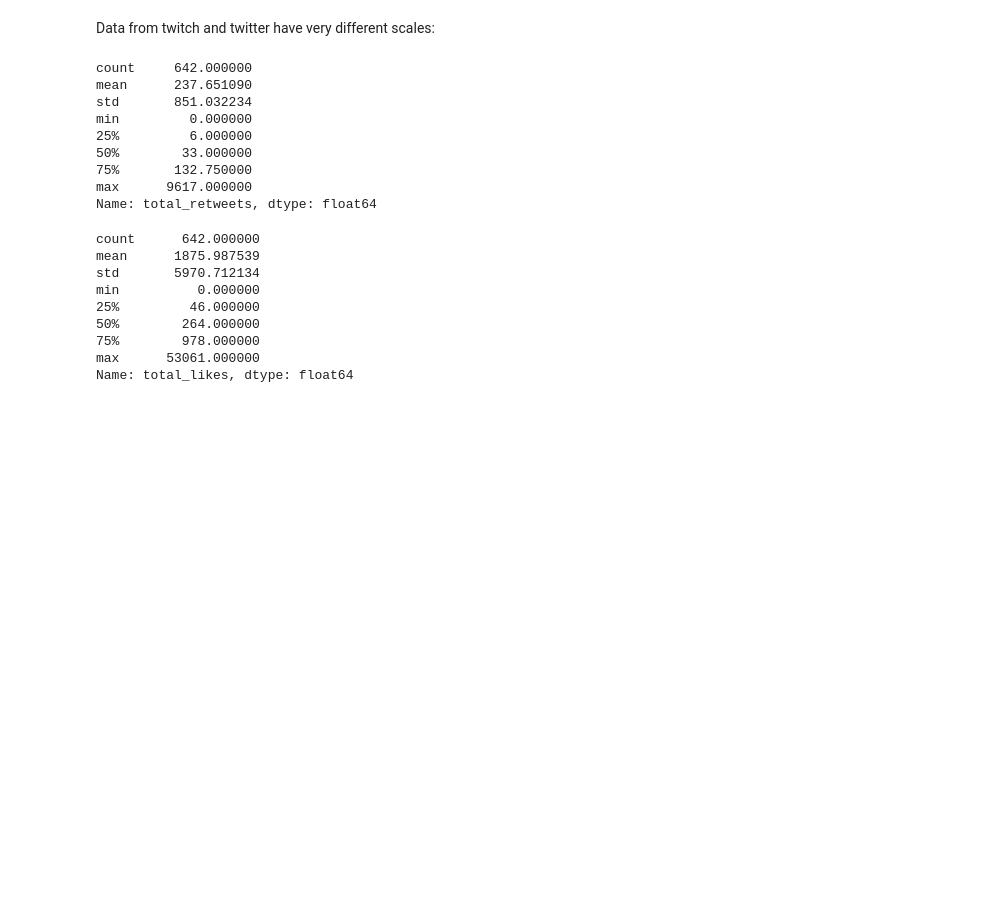
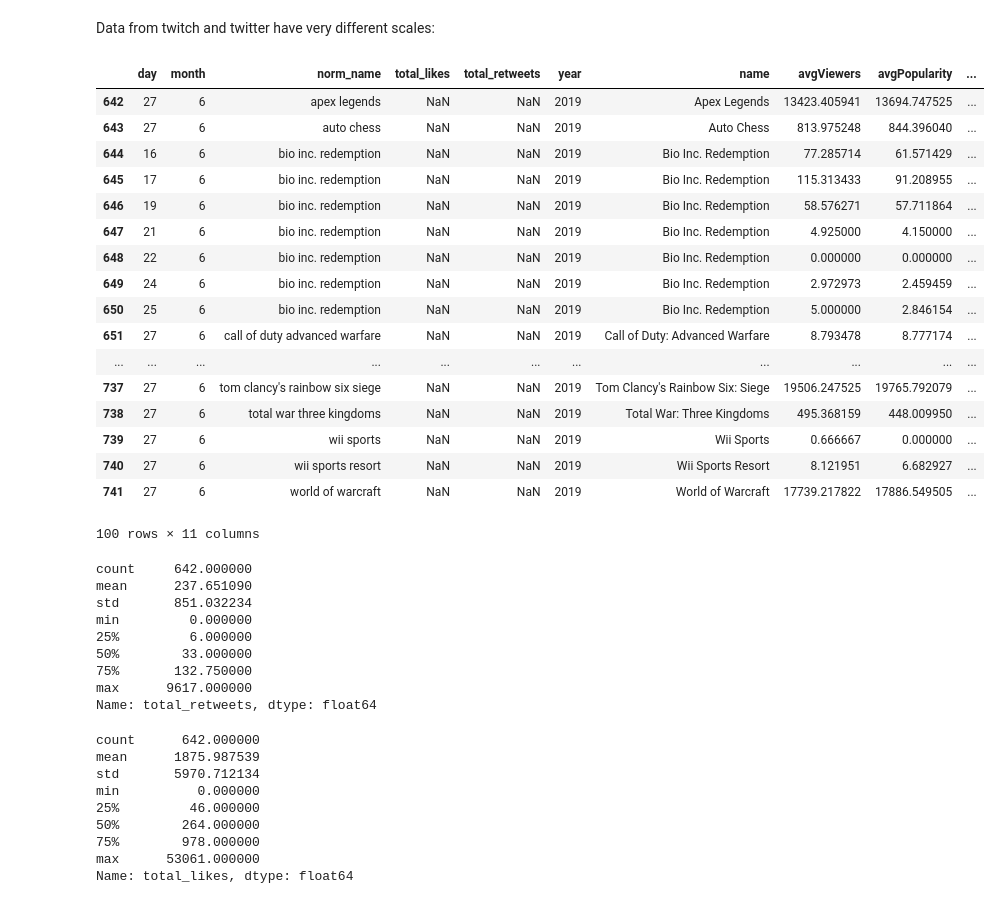
Before and after one commit to hechmik/videogames_buzz, a Jupyter notebook: notebooks/mongo_queries.ipynb, the cells around one changed output. Drawn from its saved outputs; the diff is of its cells as text; code cells hidden in the pictures; blank space fills up the shorter version.

```diff
--- a/notebooks/mongo_queries.ipynb
+++ b/notebooks/mongo_queries.ipynb
@@ -724,7 +724,7 @@ twitch_stats_df.year = twitch_stats_df.year.astype(int)
 combined_stats = pd.merge(tweet_stats_df, twitch_stats_df, on = ['norm_name', 'day', 'month', 'year'], how="outer")
 
 # replace some twitch missing values with 0: if the value is missing, the game was not streamed
-combined_stats[['avgViewers', 'avgPopularity', 'avgChannels']] = combined_stats[['avgViewers', 'avgPopularity', 'avgChannels']].fillna(0)
+combined_stats[['total_retweets', 'total_likes','avgViewers', 'avgPopularity', 'avgChannels']] = combined_stats[['total_retweets', 'total_likes','avgViewers', 'avgPopularity', 'avgChannels']].fillna(0)
 
 combined_stats.head()
 # %% [output]
@@ -750,6 +750,27 @@ combined_stats.head()
 | 4 | 13 | 6 | playerunknown's battlegrounds | 20.0 | 4.0 | 2019 | PLAYERUNKNOWN'S BATTLEGROUNDS | 40519.429066 | 40224.128028 | ... |
 # %% [markdown]
 Data from twitch and twitter have very different scales:
+# %%
+combined_stats[combined_stats['total_retweets'].isna()]
+# %% [output]
+|  | day | month | norm_name | total_likes | total_retweets | year | name | avgViewers | avgPopularity | ... |
+| 642 | 27 | 6 | apex legends | NaN | NaN | 2019 | Apex Legends | 13423.405941 | 13694.747525 | ... |
+| 643 | 27 | 6 | auto chess | NaN | NaN | 2019 | Auto Chess | 813.975248 | 844.396040 | ... |
+| 644 | 16 | 6 | bio inc. redemption | NaN | NaN | 2019 | Bio Inc. Redemption | 77.285714 | 61.571429 | ... |
+| 645 | 17 | 6 | bio inc. redemption | NaN | NaN | 2019 | Bio Inc. Redemption | 115.313433 | 91.208955 | ... |
+| 646 | 19 | 6 | bio inc. redemption | NaN | NaN | 2019 | Bio Inc. Redemption | 58.576271 | 57.711864 | ... |
+| 647 | 21 | 6 | bio inc. redemption | NaN | NaN | 2019 | Bio Inc. Redemption | 4.925000 | 4.150000 | ... |
+| 648 | 22 | 6 | bio inc. redemption | NaN | NaN | 2019 | Bio Inc. Redemption | 0.000000 | 0.000000 | ... |
+| 649 | 24 | 6 | bio inc. redemption | NaN | NaN | 2019 | Bio Inc. Redemption | 2.972973 | 2.459459 | ... |
+| 650 | 25 | 6 | bio inc. redemption | NaN | NaN | 2019 | Bio Inc. Redemption | 5.000000 | 2.846154 | ... |
+| 651 | 27 | 6 | call of duty advanced warfare | NaN | NaN | 2019 | Call of Duty: Advanced Warfare | 8.793478 | 8.777174 | ... |
+| ... | ... | ... | ... | ... | ... | ... | ... | ... | ... | ... |
+| 737 | 27 | 6 | tom clancy's rainbow six siege | NaN | NaN | 2019 | Tom Clancy's Rainbow Six: Siege | 19506.247525 | 19765.792079 | ... |
+| 738 | 27 | 6 | total war three kingdoms | NaN | NaN | 2019 | Total War: Three Kingdoms | 495.368159 | 448.009950 | ... |
+| 739 | 27 | 6 | wii sports | NaN | NaN | 2019 | Wii Sports | 0.666667 | 0.000000 | ... |
+| 740 | 27 | 6 | wii sports resort | NaN | NaN | 2019 | Wii Sports Resort | 8.121951 | 6.682927 | ... |
+| 741 | 27 | 6 | world of warcraft | NaN | NaN | 2019 | World of Warcraft | 17739.217822 | 17886.549505 | ... |
+100 rows × 11 columns
 # %%
 combined_stats['total_retweets'].describe()
 # %% [output]
```
